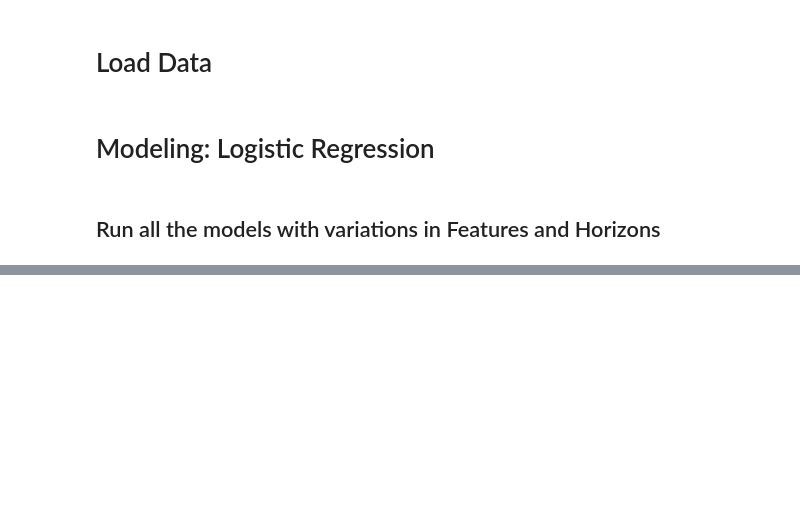
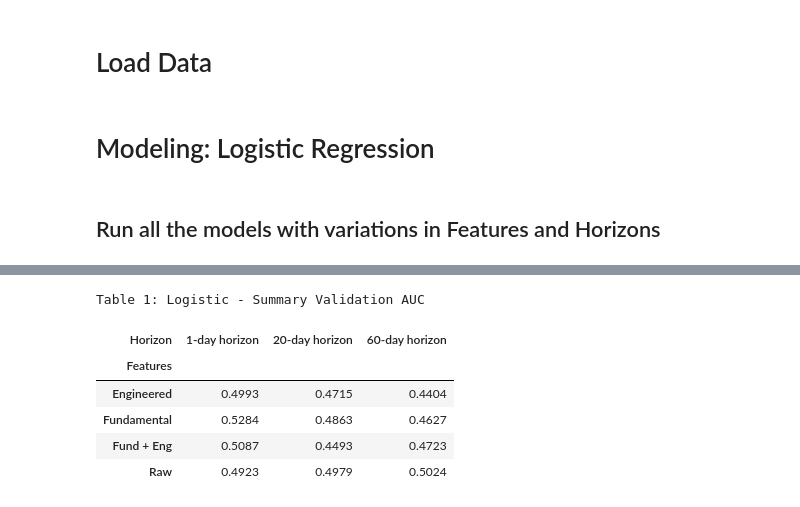
Before and after one commit to RipaltaOriol/ML-Stock-Predictor, a Jupyter notebook: logistic_regression.ipynb, the cells around one changed output, grey strips where cells are left out. Saved outputs shown, nothing was run; the diff lists cells and outputs as text; code cells hidden in the pictures; blank space fills up the shorter version.

```diff
--- a/logistic_regression.ipynb
+++ b/logistic_regression.ipynb
@@ -173,0 +173,42 @@ dfi.export(val_st, "logistic_regression_table_validation.png", table_conversion=
+# %%
+res_df = pd.DataFrame(res)
+val_auc_df = res_df.pivot(index = "Features", columns = "Horizon", values = "Val AUC")
+
+val_auc_df = val_auc_df.rename(columns={
+    "y_1": "1-day horizon",
+    "y_20": "20-day horizon",
+    "y_60": "60-day horizon"
+})
+
+val_auc_df = val_auc_df.rename(index={
+    "raw": "Raw",
+    "eng": "Engineered",
+    "fund": "Fundamental",
+    "fund_eng": "Fund + Eng"
+})
+
+val_auc_st = (
+    val_auc_df.style
+      .set_caption("Table 1: Logistic - Summary Validation AUC")
+      .format("{:.4f}")              # numeric formatting
+      .set_table_styles([
+          {"selector": "table", "props": "width:100%; border-collapse:separate; border-spacing:10px;"},
+          {"selector": "th, td", "props": "padding:10px;"},
+          {"selector": "th", "props": "font-size:12pt;"},
+          {"selector": "td", "props": "font-size:11pt;"},
+      ])
+      .set_properties(**{"min-width": "120px"})
+)
+
+#dfi.export(test_st, "random_forest_table_test.png", table_conversion="matplotlib")
+dfi.export(val_auc_st, "Logistic_table_validation_AUC.png", table_conversion="matplotlib")
+# %%
+val_auc_st
+# %% [output]
+Table 1: Logistic - Summary Validation AUC
+| Horizon | 1-day horizon | 20-day horizon | 60-day horizon |
+| Features |  |  |  |
+| Engineered | 0.4993 | 0.4715 | 0.4404 |
+| Fundamental | 0.5284 | 0.4863 | 0.4627 |
+| Fund + Eng | 0.5087 | 0.4493 | 0.4723 |
+| Raw | 0.4923 | 0.4979 | 0.5024 |
```
Also changed, not shown: parts of 12 cells of this notebook, 1 other file.
